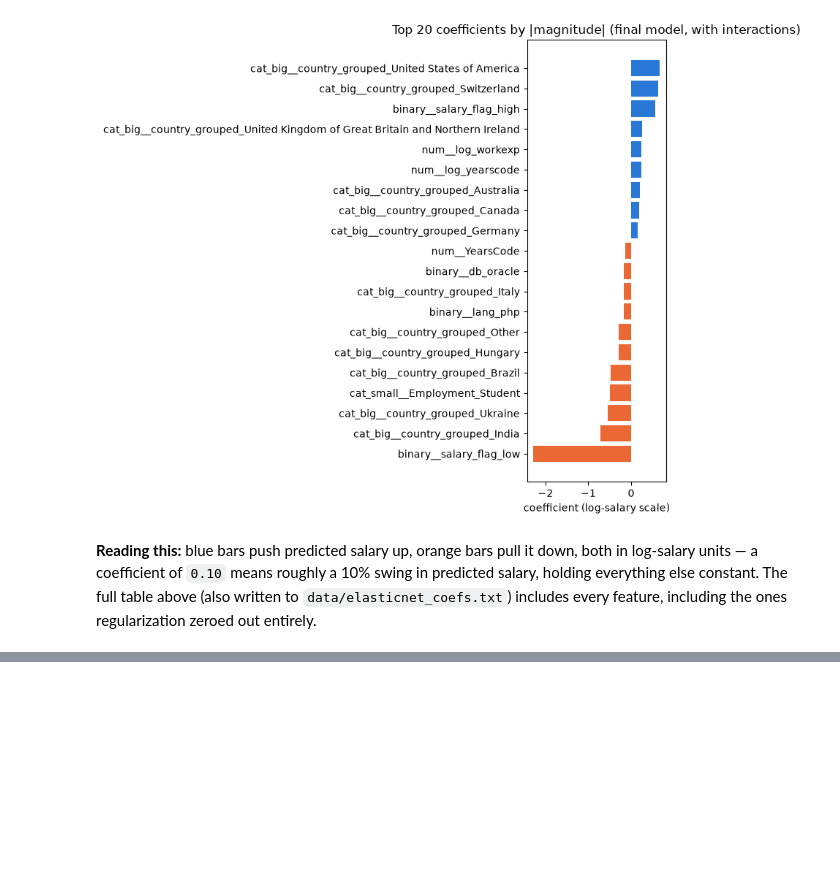
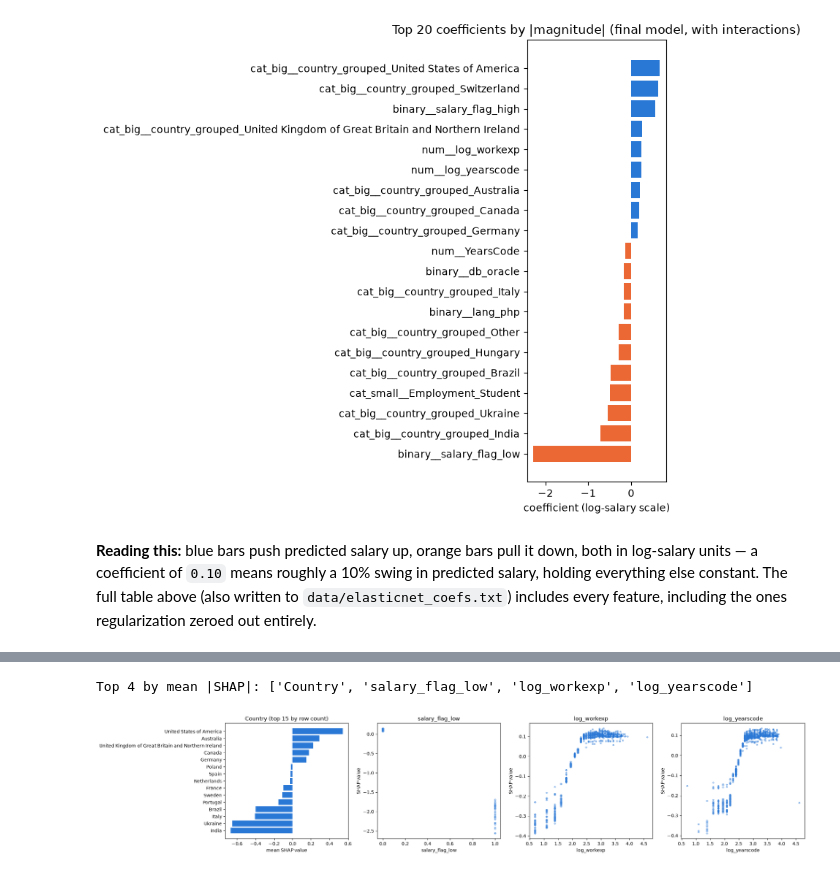
Before and after one commit to gokulramanan920/26f-data-member-challenge, a Jupyter notebook: notebooks/02_modeling.ipynb, the cells around one changed output, grey strips where cells are left out. Saved outputs shown, nothing was run; the diff lists cells and outputs as text; code cells hidden in the pictures; blank space fills up the shorter version.

```diff
--- a/notebooks/02_modeling.ipynb
+++ b/notebooks/02_modeling.ipynb
@@ -506,9 +506,6 @@ comparison = pd.DataFrame({
         "val_r2_dollar_raw": baseline_results["val"]["raw_dollar"]["r2"],
         "val_mae_dollar_raw": baseline_results["val"]["raw_dollar"]["mae"],
         "val_r2_log_winsorized": baseline_results["val"]["winsorized_log"]["r2"],
-        "val_mae_log_winsorized": baseline_results["val"]["winsorized_log"]["mae"],
-        "val_r2_log_raw": baseline_results["val"]["raw_log"]["r2"],
-        "val_mae_log_raw": baseline_results["val"]["raw_log"]["mae"],
     },
     "with_interactions": {
         "n_model_features": interaction_results["n_model_features"],
@@ -518,9 +515,6 @@ comparison = pd.DataFrame({
         "val_r2_dollar_raw": interaction_results["val"]["raw_dollar"]["r2"],
         "val_mae_dollar_raw": interaction_results["val"]["raw_dollar"]["mae"],
         "val_r2_log_winsorized": interaction_results["val"]["winsorized_log"]["r2"],
-        "val_mae_log_winsorized": interaction_results["val"]["winsorized_log"]["mae"],
-        "val_r2_log_raw": interaction_results["val"]["raw_log"]["r2"],
-        "val_mae_log_raw": interaction_results["val"]["raw_log"]["mae"],
     },
 }).T
 comparison
@@ -609,0 +787,30 @@ the ones regularization zeroed out entirely.
+# %%
+# Built manually rather than shap.dependence_plot: that helper's automatic
+# interaction-coloring adds its own colorbar per subplot (they collide when
+# packed side by side) and plots every raw category on the x-axis, unreadable
+# for a 130-value column like Country.
+mean_abs_shap = pd.Series(np.abs(shap_values).mean(axis=0), index=CATBOOST_FEATURE_COLS)
+top_features = mean_abs_shap.sort_values(ascending=False).head(4).index.tolist()
+print(f"Top 4 by mean |SHAP|: {top_features}")
+
+shap_df = pd.DataFrame(shap_values, columns=CATBOOST_FEATURE_COLS, index=val_df.index)
+
+fig, axes = plt.subplots(1, len(top_features), figsize=(5.5 * len(top_features), 4.5))
+for ax, feat in zip(axes, top_features):
+    if feat in CATBOOST_CAT_COLS:
+        top_cats = val_df[feat].value_counts().nlargest(15).index
+        mask = val_df[feat].isin(top_cats)
+        means = shap_df.loc[mask, feat].groupby(val_df.loc[mask, feat]).mean().sort_values()
+        ax.barh(means.index.astype(str), means.values, color=BLUE)
+        ax.set_xlabel(f"mean SHAP value")
+        ax.set_title(f"{feat} (top 15 by row count)")
+    else:
+        ax.scatter(val_df[feat], shap_df[feat], s=10, alpha=0.4, color=BLUE)
+        ax.set_xlabel(feat)
+        ax.set_ylabel("SHAP value")
+        ax.set_title(feat)
+plt.tight_layout()
+plt.show()
+# %% [output]
+Top 4 by mean |SHAP|: ['Country', 'salary_flag_low', 'log_workexp', 'log_yearscode']
+[figure, added]
```
Also changed, not shown: parts of 13 cells of this notebook, 3 other files.
